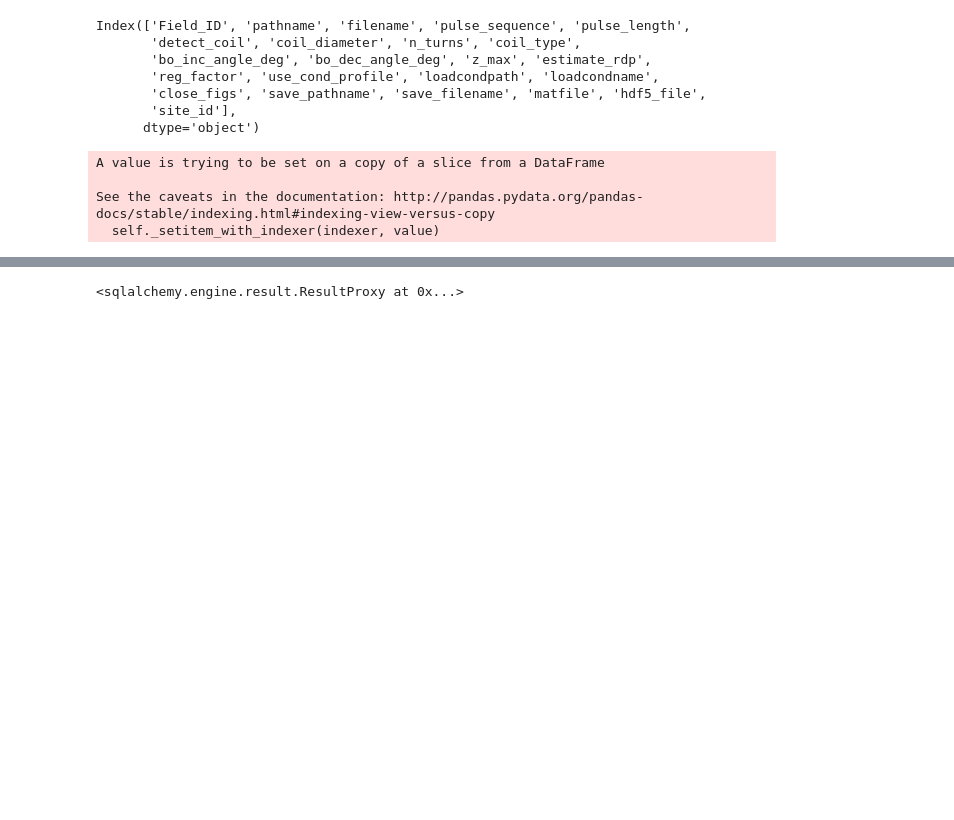
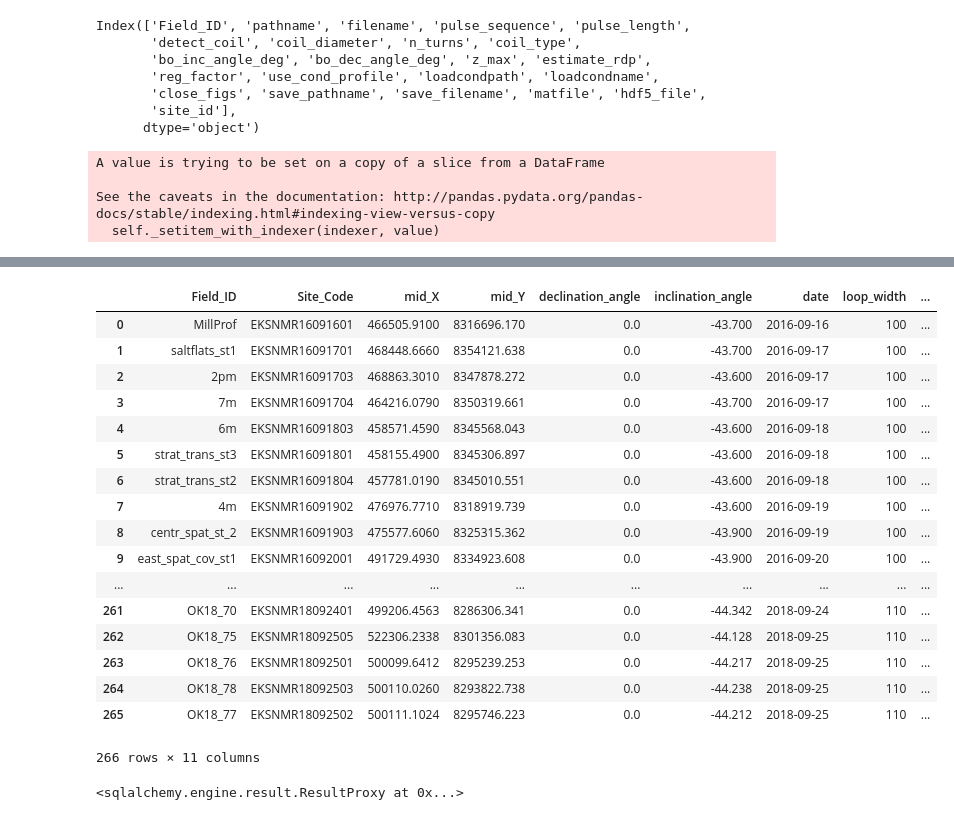
Before and after one commit to GeoscienceAustralia/hydrogeol_utils, a Jupyter notebook: notebooks/create_SNMR_spatialite-db.ipynb, the cells around one changed output, grey strips where cells are left out. Drawn from its saved outputs; the diff is of its cells as text; code cells hidden in the pictures; blank space fills up the shorter version.

```diff
--- a/notebooks/create_SNMR_spatialite-db.ipynb
+++ b/notebooks/create_SNMR_spatialite-db.ipynb
@@ -379,3 +400,67 @@ df_invmet.set_index('inversion_id', inplace = True)
+# %%
+# NOw we want to find the elevation for each site which we will do by sampling the rasters
+
+lid_10m = r"\\prod.lan\active\proj\futurex\East_Kimberley\Working\SharedWorkspace\LiDAR\LiDAR_final\EK_LiDAR_cubic_10x10.tif"
+
+srtm = r"\\prod.lan\active\proj\futurex\East_Kimberley\Data\Processed\ElevationDepth\Elevation\DEM_1sec\demh1sv1ek_z52.tif"
+
+# Open
+
+lid_src = rasterio.open(lid_10m)
+
+srtm_src = rasterio.open(srtm)
+
+lid_bounds = lid_src.bounds
+
+srtm_bounds = srtm_src.bounds
+
+
+df['elevation_mAHD'] =np.nan
+
+# Iterate through the sites and add the raster value to the dataframe
+# if it is within the extent of the raster
+for index, row in df.iterrows():
+    # get the coords
+    x, y = row.mid_X, row.mid_Y
+    # Check lidar
+    if spatial_functions.point_within_bounds(x,y, lid_bounds):
+
+        elev = next(lid_src.sample(np.array([[x,y]])))[0]
+
+        df.at[index, 'elevation_mAHD'] = elev
+    # Check srtm
+    elif spatial_functions.point_within_bounds(x,y, srtm_bounds):
+
+        elev = next(srtm_src.sample(np.array([[x,y]])))[0]
+
+        # TO protect against nulls we will make all < -10 mAHD values nan
+        if elev > -10:
+
+            df.at[index, 'elevation_mAHD'] = elev
+    # Otherwise print for further investigation
+    else:
+        print(row)
+# %%
+df
+# %% [output]
+|  | Field_ID | Site_Code | mid_X | mid_Y | declination_angle | inclination_angle | date | loop_width | ... |
+| 0 | MillProf | EKSNMR16091601 | 466505.9100 | 8316696.170 | 0.0 | -43.700 | 2016-09-16 | 100 | ... |
+| 1 | saltflats_st1 | EKSNMR16091701 | 468448.6660 | 8354121.638 | 0.0 | -43.700 | 2016-09-17 | 100 | ... |
+| 2 | 2pm | EKSNMR16091703 | 468863.3010 | 8347878.272 | 0.0 | -43.600 | 2016-09-17 | 100 | ... |
+| 3 | 7m | EKSNMR16091704 | 464216.0790 | 8350319.661 | 0.0 | -43.700 | 2016-09-17 | 100 | ... |
+| 4 | 6m | EKSNMR16091803 | 458571.4590 | 8345568.043 | 0.0 | -43.600 | 2016-09-18 | 100 | ... |
+| 5 | strat_trans_st3 | EKSNMR16091801 | 458155.4900 | 8345306.897 | 0.0 | -43.600 | 2016-09-18 | 100 | ... |
+| 6 | strat_trans_st2 | EKSNMR16091804 | 457781.0190 | 8345010.551 | 0.0 | -43.600 | 2016-09-18 | 100 | ... |
+| 7 | 4m | EKSNMR16091902 | 476976.7710 | 8318919.739 | 0.0 | -43.600 | 2016-09-19 | 100 | ... |
+| 8 | centr_spat_st_2 | EKSNMR16091903 | 475577.6060 | 8325315.362 | 0.0 | -43.900 | 2016-09-19 | 100 | ... |
+| 9 | east_spat_cov_st1 | EKSNMR16092001 | 491729.4930 | 8334923.608 | 0.0 | -43.900 | 2016-09-20 | 100 | ... |
+| ... | ... | ... | ... | ... | ... | ... | ... | ... | ... |
+| 261 | OK18_70 | EKSNMR18092401 | 499206.4563 | 8286306.341 | 0.0 | -44.342 | 2018-09-24 | 110 | ... |
+| 262 | OK18_75 | EKSNMR18092505 | 522306.2338 | 8301356.083 | 0.0 | -44.128 | 2018-09-25 | 110 | ... |
+| 263 | OK18_76 | EKSNMR18092501 | 500099.6412 | 8295239.253 | 0.0 | -44.217 | 2018-09-25 | 110 | ... |
+| 264 | OK18_78 | EKSNMR18092503 | 500110.0260 | 8293822.738 | 0.0 | -44.238 | 2018-09-25 | 110 | ... |
+| 265 | OK18_77 | EKSNMR18092502 | 500111.1024 | 8295746.223 | 0.0 | -44.212 | 2018-09-25 | 110 | ... |
+266 rows × 11 columns
 # %%
 # Now we try to get the dataframes into the database classes
 
```
Also changed, not shown: parts of 8 cells of this notebook, 8 other files.
